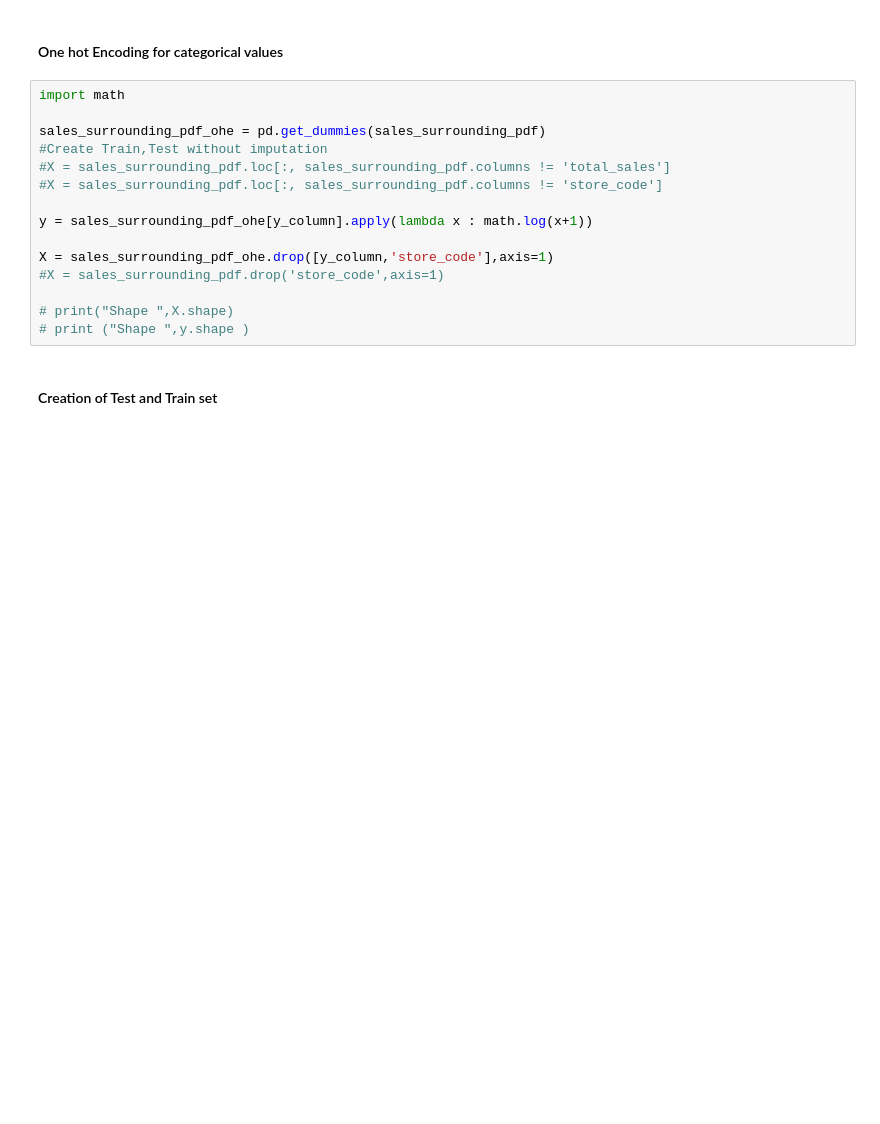
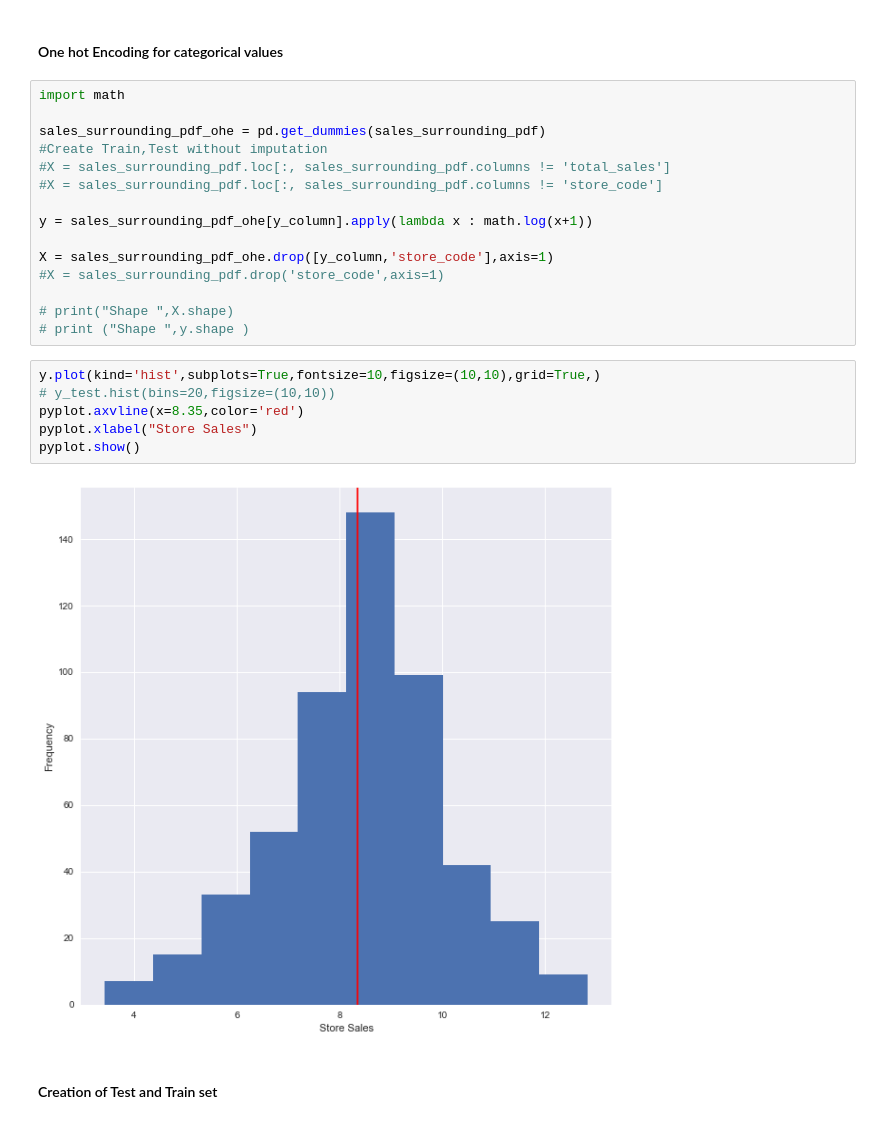
Before and after one commit to anilkumarpanda/imp_sales_forecast, a Jupyter notebook: Modelling Techniques - Total Sales Classifier.ipynb, the cells around one changed output. Saved outputs shown, nothing was run; the diff lists cells and outputs as text; blank space fills up the shorter version.

```diff
--- a/Modelling Techniques - Total Sales Classifier.ipynb
+++ b/Modelling Techniques - Total Sales Classifier.ipynb
@@ -142,6 +142,14 @@ X = sales_surrounding_pdf_ohe.drop([y_column,'store_code'],axis=1)
 
 # print("Shape ",X.shape)
 # print ("Shape ",y.shape )
+# %%
+y.plot(kind='hist',subplots=True,fontsize=10,figsize=(10,10),grid=True,)
+# y_test.hist(bins=20,figsize=(10,10))
+pyplot.axvline(x=8.35,color='red')
+pyplot.xlabel("Store Sales")
+pyplot.show()
+# %% [output]
+[figure, added]
 # %% [markdown]
 #### Creation of Test and Train set
 # %%
```
Also changed, not shown: parts of 24 cells of this notebook, 14 other files.
